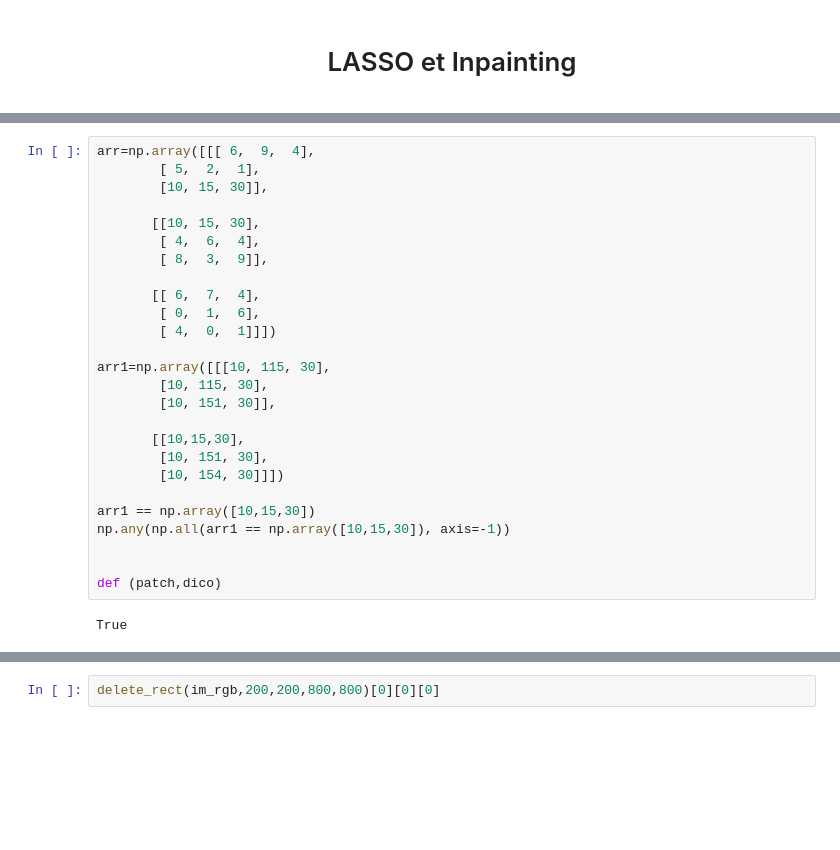
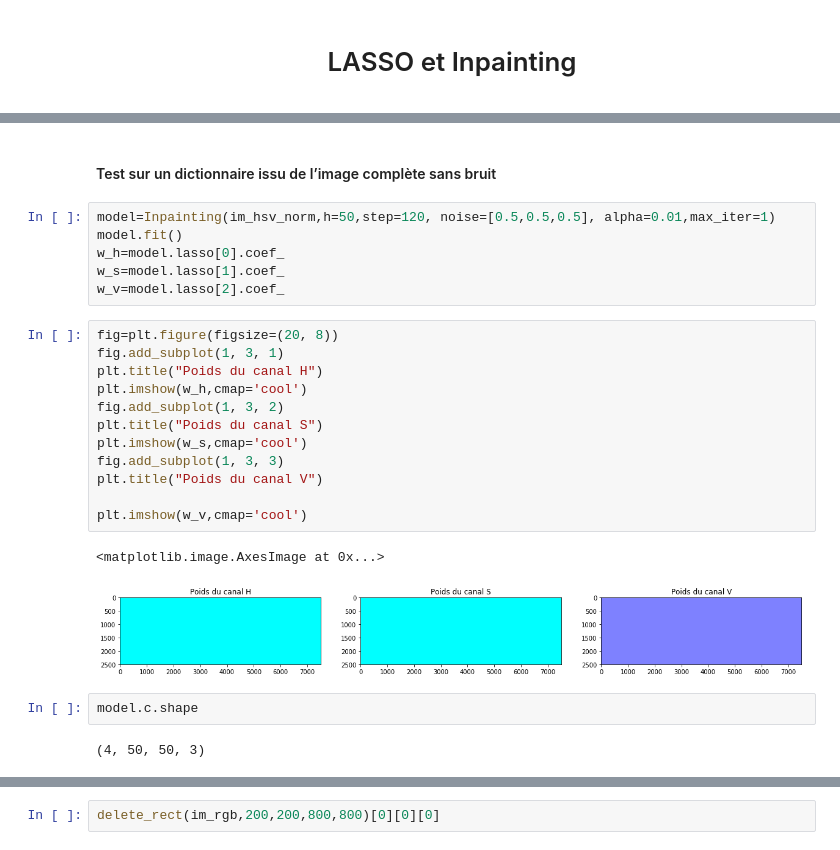
Before and after one commit to AsmaBRZ/Inpainting, a Jupyter notebook: src/Inpainting.ipynb, the cells around one changed output, grey strips where cells are left out. Drawn from its saved outputs; the diff is of its cells as text; blank space fills up the shorter version.

```diff
--- a/src/Inpainting.ipynb
+++ b/src/Inpainting.ipynb
@@ -408,28 +417,27 @@ def construct_dic(img, h, step):
-# %%
-arr=np.array([[[ 6,  9,  4],
-        [ 5,  2,  1],
-        [10, 15, 30]],
-
-       [[10, 15, 30],
-        [ 4,  6,  4],
-        [ 8,  3,  9]],
-
-       [[ 6,  7,  4],
-        [ 0,  1,  6],
-        [ 4,  0,  1]]])
-
-arr1=np.array([[[10, 115, 30],
-        [10, 115, 30],
-        [10, 151, 30]],
-
-       [[10,15,30],
-        [10, 151, 30],
-        [10, 154, 30]]])
-
-arr1 == np.array([10,15,30])
-np.any(np.all(arr1 == np.array([10,15,30]), axis=-1))
-
-
-def (patch,dico)
-# %% [output]
-True
+# %% [markdown]
+#### Test sur un dictionnaire issu de l’image complète sans bruit
+# %%
+model=Inpainting(im_hsv_norm,h=50,step=120, noise=[0.5,0.5,0.5], alpha=0.01,max_iter=1)
+model.fit()
+w_h=model.lasso[0].coef_
+w_s=model.lasso[1].coef_
+w_v=model.lasso[2].coef_
+# %%
+fig=plt.figure(figsize=(20, 8))
+fig.add_subplot(1, 3, 1)
+plt.title("Poids du canal H")
+plt.imshow(w_h,cmap='cool')
+fig.add_subplot(1, 3, 2)
+plt.title("Poids du canal S")
+plt.imshow(w_s,cmap='cool')
+fig.add_subplot(1, 3, 3)
+plt.title("Poids du canal V")
+
+plt.imshow(w_v,cmap='cool')
+# %% [output]
+<matplotlib.image.AxesImage at 0x...>
+[figure, added]
+# %%
+model.c.shape
+# %% [output]
+(4, 50, 50, 3)
```
Also changed, not shown: parts of 26 cells of this notebook, 3 other files.
